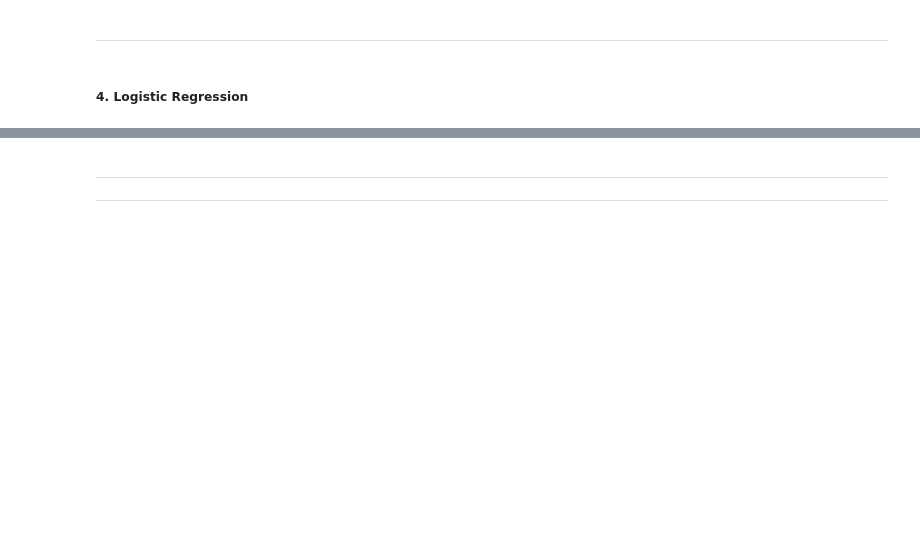
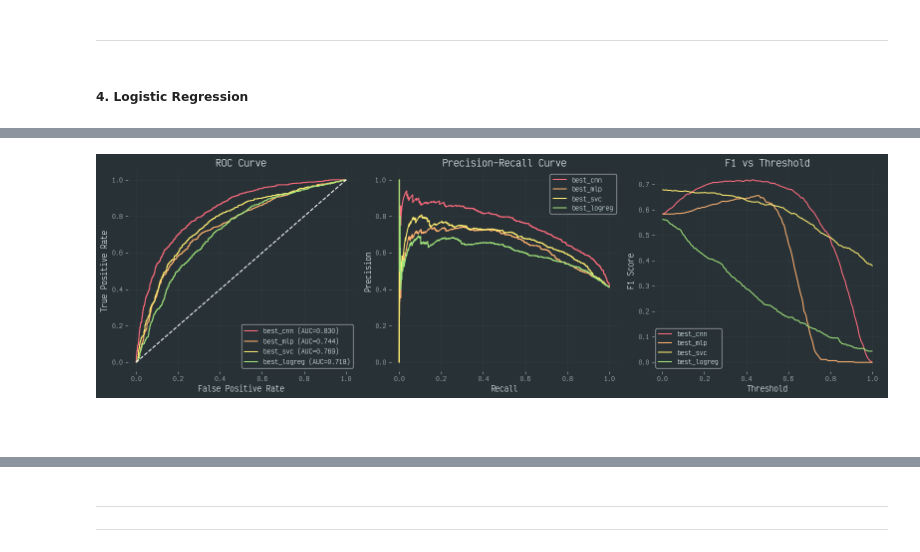
Before and after one commit to Toutl/dml-project, a Jupyter notebook: src/classification/c_3_training.ipynb, the cells around one changed output, grey strips where cells are left out. Cells and saved outputs as stored; diff of their text form; code cells hidden in the pictures; blank space fills up the shorter version.

```diff
--- a/src/classification/c_3_training.ipynb
+++ b/src/classification/c_3_training.ipynb
@@ -875,0 +1039,3 @@ print(f"\nTest Set ROC AUC: {roc_auc_score(data.y_test, y_proba):.4f}")
+# %%
+best_svc = svc_grid.best_estimator_
+evaluate_models({"best_svc": best_svc}, data).round(2)
@@ -886,9 +1057,9 @@ logreg_pipe = Pipeline(
 )
 
 param_grid = {
-    "pca__n_components": [50, 100, 150, 200],
-    "logreg__C": [0.01, 0.1, 1, 10, 100],
-    "logreg__penalty": ["l1", "l2"],
+    "pca__n_components": [0.95, 0.9, 0.85],
+    "logreg__C": [0.005, 0.01, 0.015],
+    "logreg__penalty": ["l1"],
 }
 
 logreg_grid = GridSearchCV(
@@ -903,0 +1115,3 @@ print(classification_report(data.y_test, y_pred))
+# %%
+best_logreg = logreg_grid.best_estimator_
+evaluate_models({"best_logreg": best_logreg}, data).round(2)
@@ -903,0 +1123,7 @@ print(classification_report(data.y_test, y_pred))
+# %%
+best_models = {
+    "best_cnn": best_cnn,
+    "best_mlp": best_mlp,
+    "best_svc": best_svc,
+    "best_logreg": best_logreg,
+}
@@ -903,0 +1139,3 @@ print(classification_report(data.y_test, y_pred))
+# %%
+visualize_metrics(models=best_models, data=data)
+# %% [output]
@@ -903,0 +1144,3 @@ print(classification_report(data.y_test, y_pred))
+[figure, added]
+# %% [markdown]
+#
```
Also changed, not shown: parts of 46 cells of this notebook, 4 other files.
